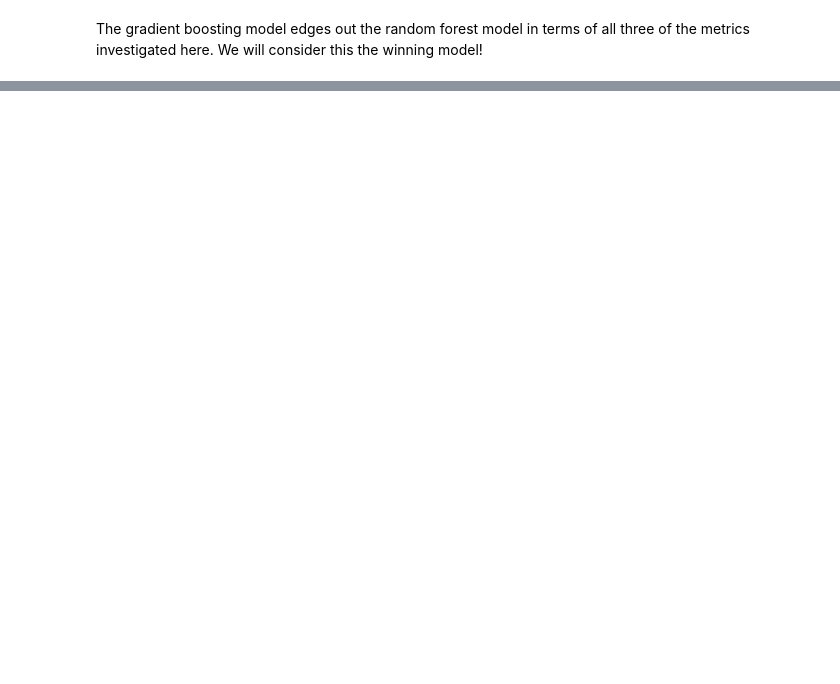
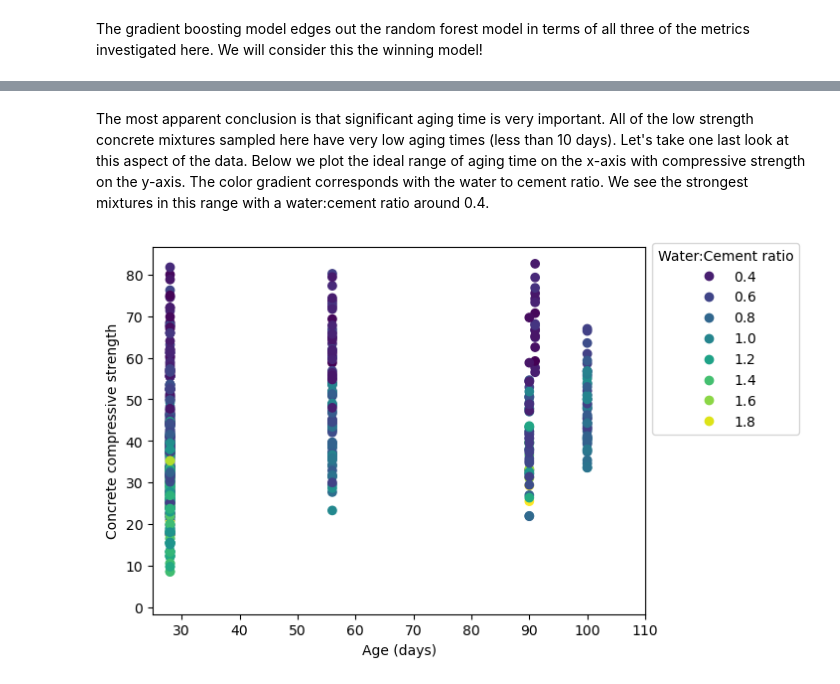
Before and after one commit to adamphil/Springboard-capstone2, a Jupyter notebook: modeling.ipynb, the cells around one changed output, grey strips where cells are left out. Drawn from its saved outputs; the diff is of its cells as text; code cells hidden in the pictures; blank space fills up the shorter version.

```diff
--- a/modeling.ipynb
+++ b/modeling.ipynb
@@ -233,0 +362,16 @@ The gradient boosting model edges out the random forest model in terms of all th
+# %% [markdown]
+The most apparent conclusion is that significant aging time is very important. All of the low strength concrete mixtures sampled here have very low aging times (less than 10 days). Let's take one last look at this aspect of the data. Below we plot the ideal range of aging time on the x-axis with compressive strength on the y-axis. The color gradient corresponds with the water to cement ratio. We see the strongest mixtures in this range with a water:cement ratio around 0.4.
+# %%
+fig, ax = plt.subplots()
+scatter = ax.scatter(x=df['Age'],y=df['Concrete compressive strength'],c=df['Water']/df['Cement'])
+plt.xlim(25,110)
+plt.xlabel("Age (days)")
+plt.ylabel("Concrete compressive strength")
+# Get handles and labels automatically from the scatter object
+handles, labels = scatter.legend_elements()
+
+# Add the legend using the generated handles and labels
+ax.legend(handles, labels, loc="center left", title="Water:Cement ratio", bbox_to_anchor=(1,0.75))
+plt.show()
+# %% [output]
+[figure, added]
```
Also changed, not shown: parts of 43 cells of this notebook, 1 other file.
